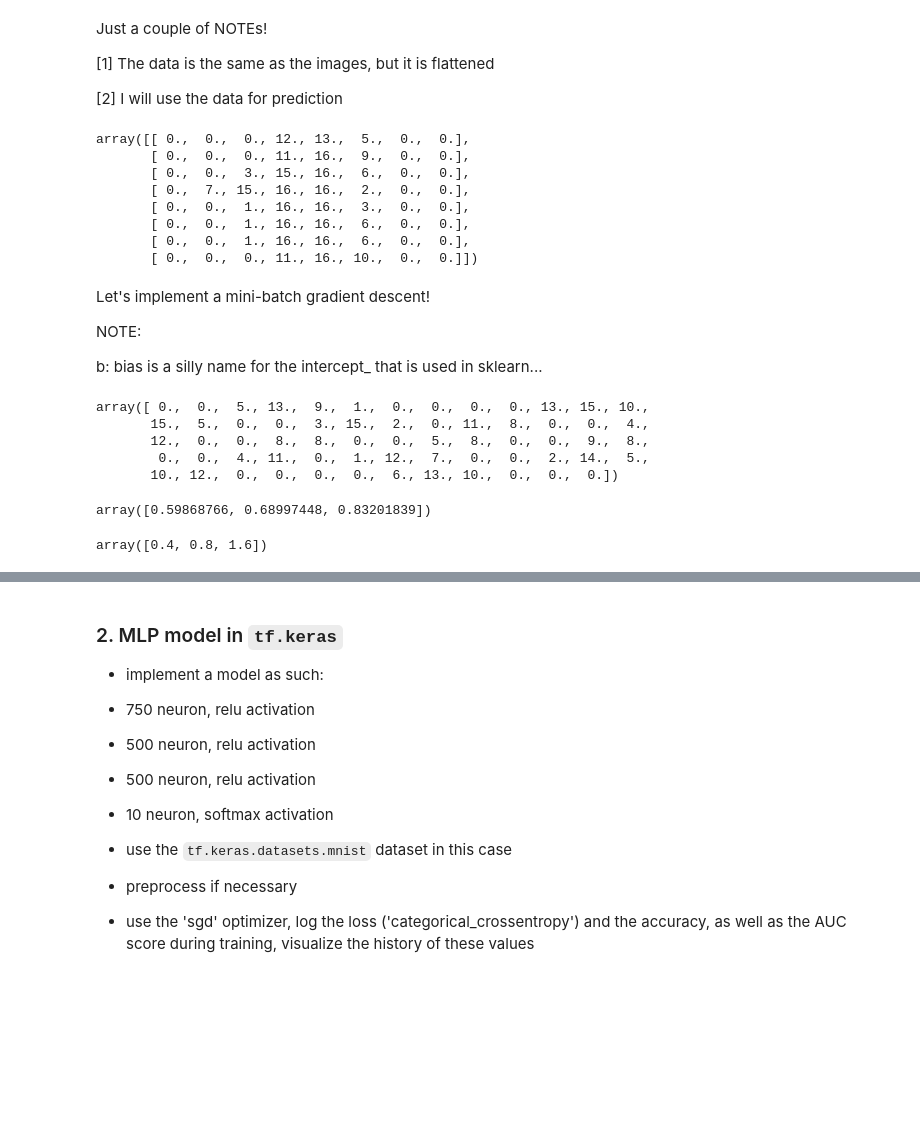
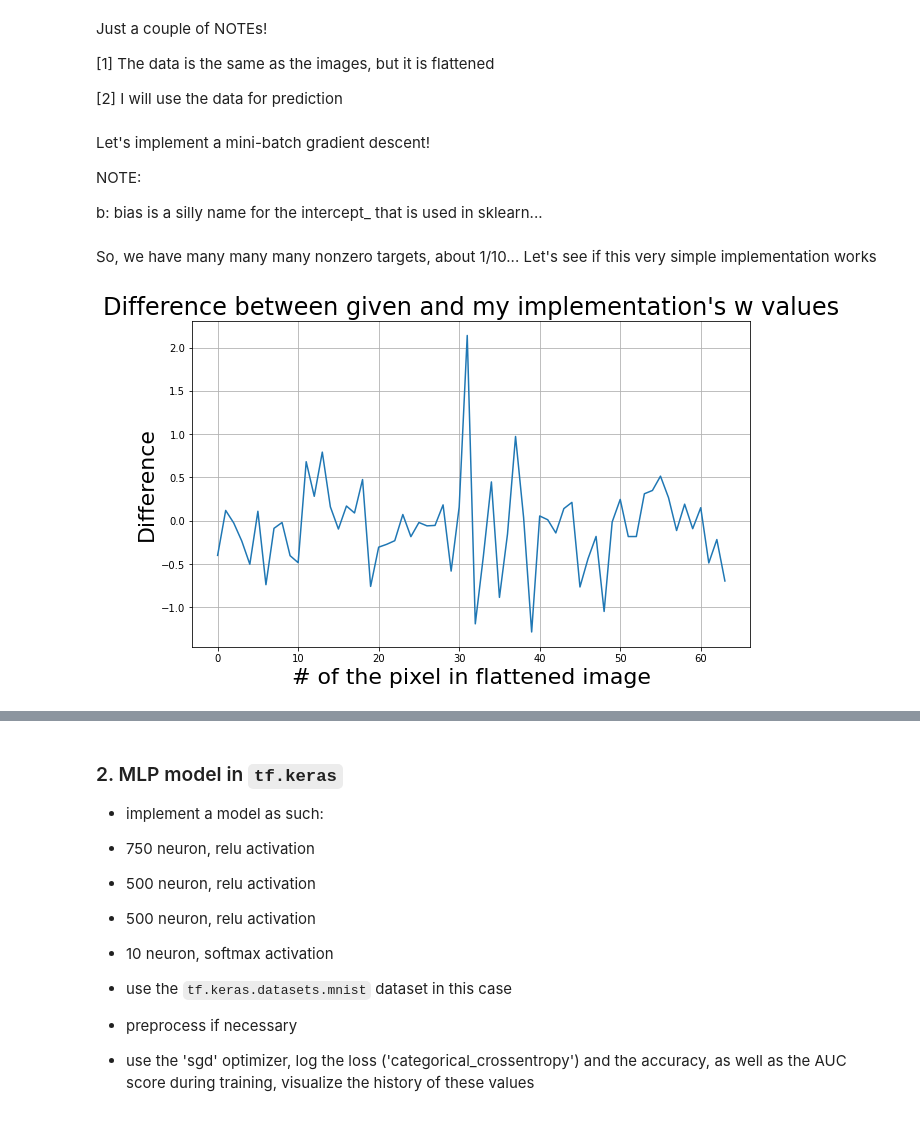
Before and after one commit to AdamGTaylor/DataMining_2021, a Jupyter notebook: hw9/hw9.ipynb, the cells around one changed output, grey strips where cells are left out. Saved outputs shown, nothing was run; the diff lists cells and outputs as text; code cells hidden in the pictures; blank space fills up the shorter version.

```diff
--- a/hw9/hw9.ipynb
+++ b/hw9/hw9.ipynb
@@ -80,17 +125,6 @@ Just a couple of NOTEs!
 [1] The data is the same as the images, but it is flattened
 
 [2] I will use the data for prediction
-# %%
-digits.images[1]
-# %% [output]
-array([[ 0.,  0.,  0., 12., 13.,  5.,  0.,  0.],
-       [ 0.,  0.,  0., 11., 16.,  9.,  0.,  0.],
-       [ 0.,  0.,  3., 15., 16.,  6.,  0.,  0.],
-       [ 0.,  7., 15., 16., 16.,  2.,  0.,  0.],
-       [ 0.,  0.,  1., 16., 16.,  3.,  0.,  0.],
-       [ 0.,  0.,  1., 16., 16.,  6.,  0.,  0.],
-       [ 0.,  0.,  1., 16., 16.,  6.,  0.,  0.],
-       [ 0.,  0.,  0., 11., 16., 10.,  0.,  0.]])
 # %% [markdown]
 Let's implement a mini-batch gradient descent!
 
@@ -172,23 +219,25 @@ def minibatch_gradient_descent(X,y,w,learning_rate=0.01,iterations=10, batch_siz
-# %%
-digits.data[0]
-# %% [output]
-array([ 0.,  0.,  5., 13.,  9.,  1.,  0.,  0.,  0.,  0., 13., 15., 10.,
-       15.,  5.,  0.,  0.,  3., 15.,  2.,  0., 11.,  8.,  0.,  0.,  4.,
-       12.,  0.,  0.,  8.,  8.,  0.,  0.,  5.,  8.,  0.,  0.,  9.,  8.,
-        0.,  0.,  4., 11.,  0.,  1., 12.,  7.,  0.,  0.,  2., 14.,  5.,
-       10., 12.,  0.,  0.,  0.,  0.,  6., 13., 10.,  0.,  0.,  0.])
-# %%
-X1 = np.array([[1,1,1],
-               [2,2,2],
-               [4,4,4]])
-w1 = [0.1,0.2,0.1]
-b1 = 0
-
-
-sigmoid(np.dot(w1, X1.T) + b1)
-# %% [output]
-array([0.59868766, 0.68997448, 0.83201839])
-# %%
-np.dot(w1, X1.T)
-# %% [output]
-array([0.4, 0.8, 1.6])
+# %% [markdown]
+So, we have many many many nonzero targets, about 1/10... Let's see if this very simple implementation works
+# %%
+bias = 1
+w_i = np.ones(64) * 0.01
+bias_end, w_end, c_ = minibatch_gradient_descent(X_train,
+                                                 y_train,
+                                                 b=bias,
+                                                 w=w_i,
+                                                 learning_rate=0.01,
+                                                 iterations=1000,
+                                                 batch_size=32)
+# %%
+fig,ax = plt.subplots(1,1,figsize=(10,6))
+ax.set_title("Difference between given and my implementation's w values", fontsize=24)
+ax.plot(np.arange(64), w_init.flatten() - w_end)
+ax.set_xlabel("# of the pixel in flattened image", fontsize=22)
+ax.set_ylabel("Difference", fontsize=22)
+
+
+fig.tight_layout
+ax.grid()
+plt.show()
+# %% [output]
+[figure, added]
```
Also changed, not shown: parts of 12 cells of this notebook, 6 other files.
